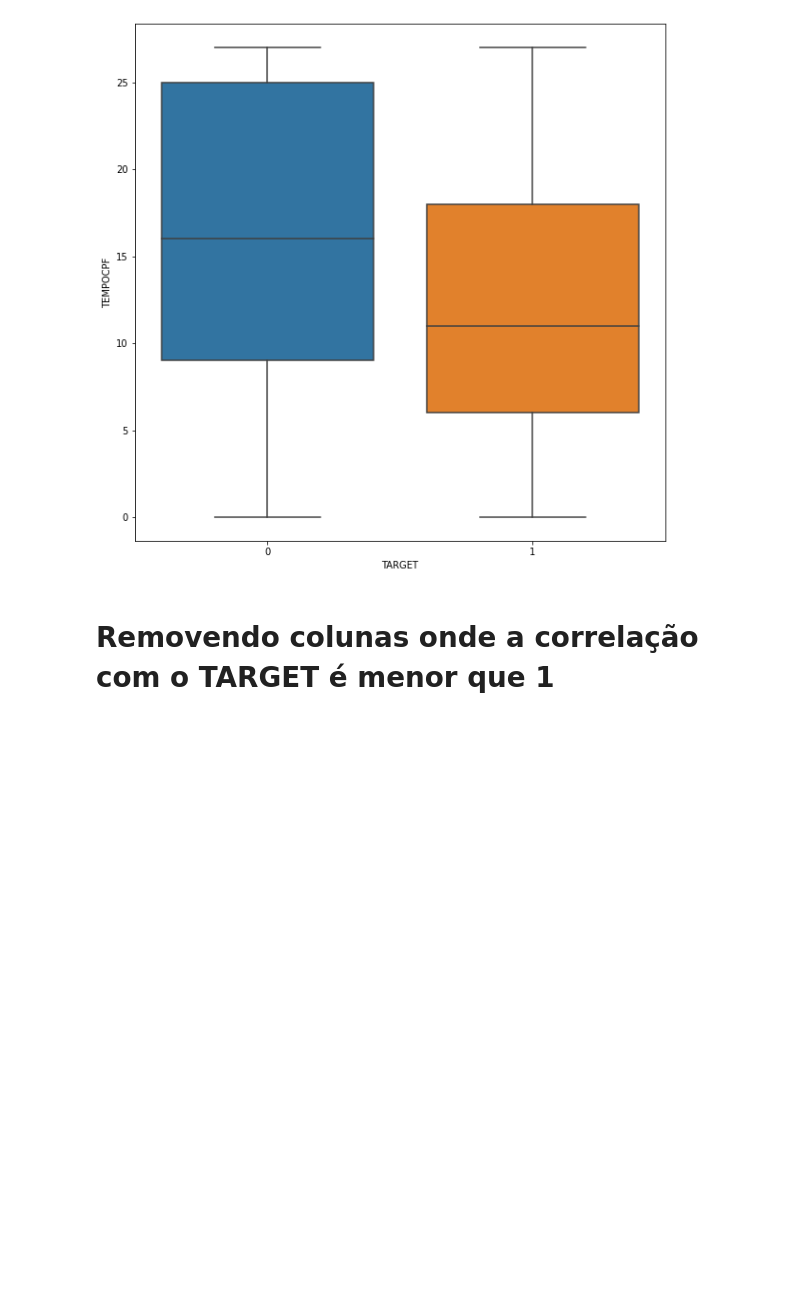
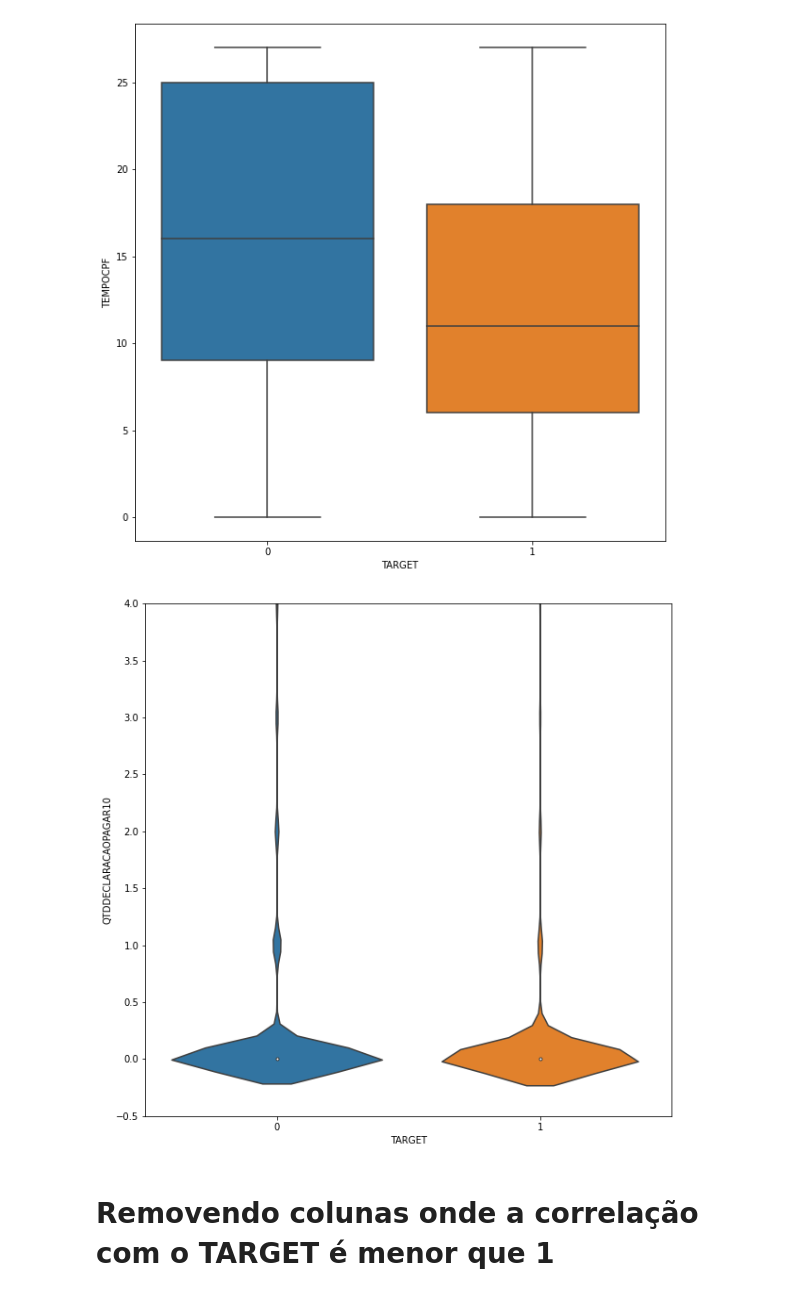
Before and after one commit to AlexCohenDambros/Credit-Analysis, a Jupyter notebook: CreditAnalysis.ipynb, the cells around one changed output. Saved outputs shown, nothing was run; the diff lists cells and outputs as text; code cells hidden in the pictures; blank space fills up the shorter version.

```diff
--- a/CreditAnalysis.ipynb
+++ b/CreditAnalysis.ipynb
@@ -229,6 +230,13 @@ sns.boxplot(train['TARGET'], train['TEMPOCPF'], ax=ax)
 plt.show()
 # %% [output]
 [figure]
+# %%
+fig, ax = plt.subplots(figsize=(10, 10))
+sns.violinplot(train['TARGET'], train['QTDDECLARACAOPAGAR10'], ax=ax)
+plt.ylim(-0.5,4)
+plt.show()
+# %% [output]
+[figure, added]
 # %% [markdown]
 # Removendo colunas onde a correlação com o TARGET é menor que 1
 # %%
```
Also changed, not shown: parts of 26 cells of this notebook.
